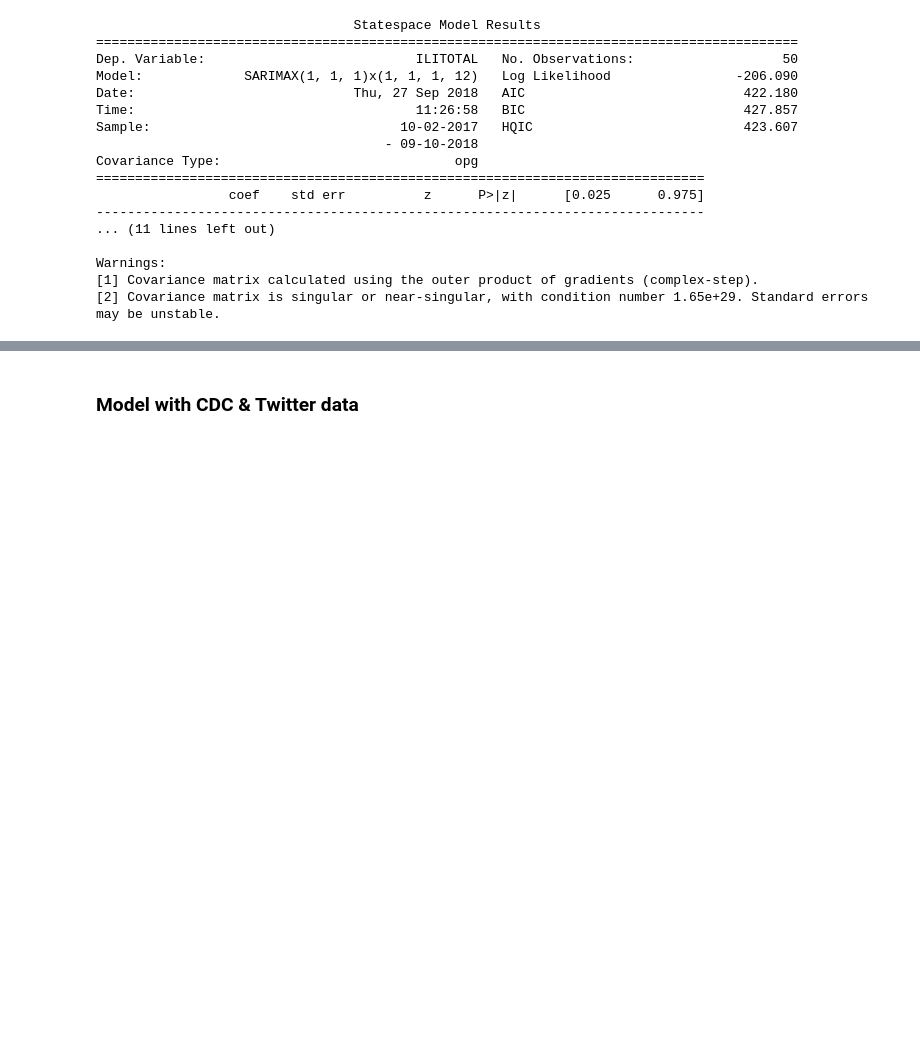
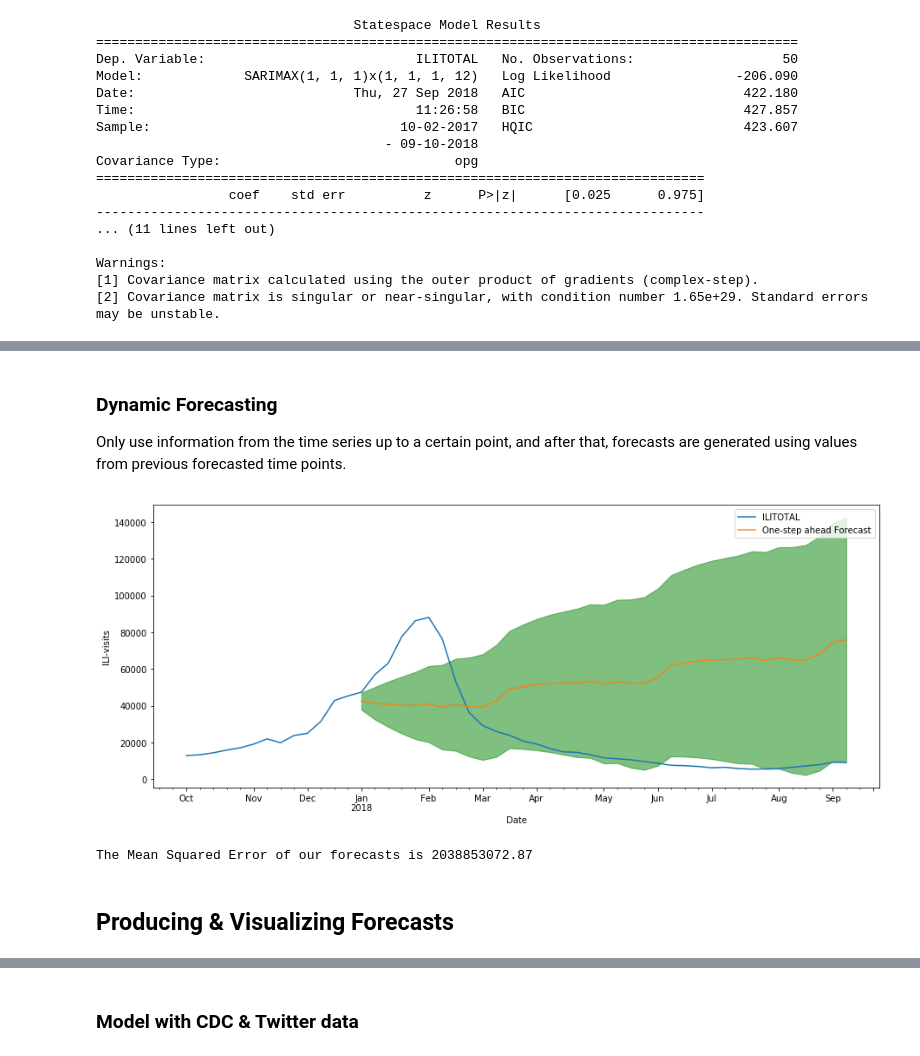
Before and after one commit to paulinaczheng/twitter_flu_tracking, a Jupyter notebook: Extended Analysis Pipeline.ipynb, the cells around one changed output, grey strips where cells are left out. Saved outputs shown, nothing was run; the diff lists cells and outputs as text; code cells hidden in the pictures; blank space fills up the shorter version.

```diff
--- a/Extended Analysis Pipeline.ipynb
+++ b/Extended Analysis Pipeline.ipynb
@@ -366,0 +430,10 @@ Warnings:
+# %% [markdown]
+### Dynamic Forecasting
+Only use information from the time series up to a certain point, and after that, forecasts are generated using values from previous forecasted time points.
+# %%
+forecasting(results,dynamic=True)
+# %% [output]
+[figure, added]
+The Mean Squared Error of our forecasts is 2038853072.87
+# %% [markdown]
+## Producing & Visualizing Forecasts
```
Also changed, not shown: parts of 8 cells of this notebook.
